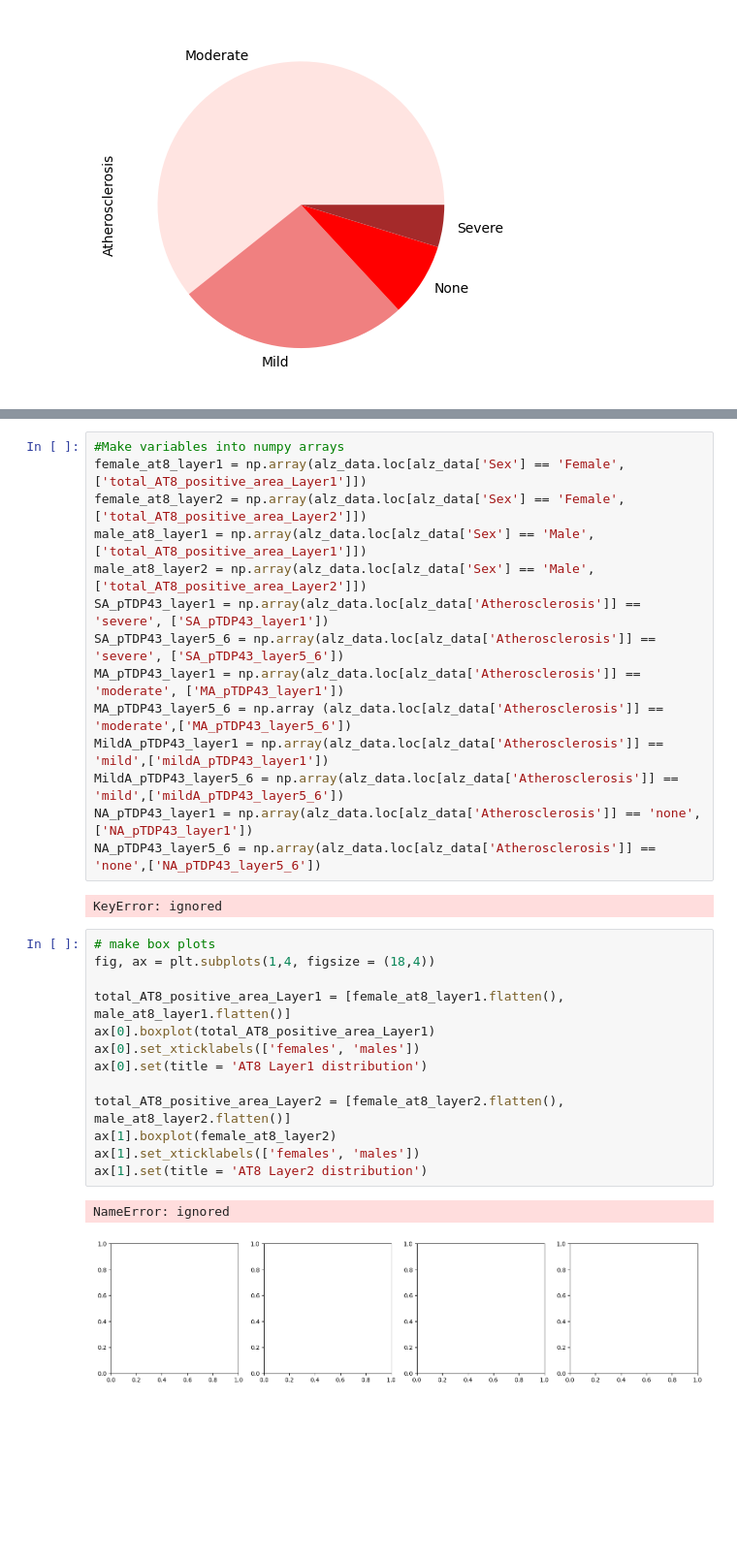
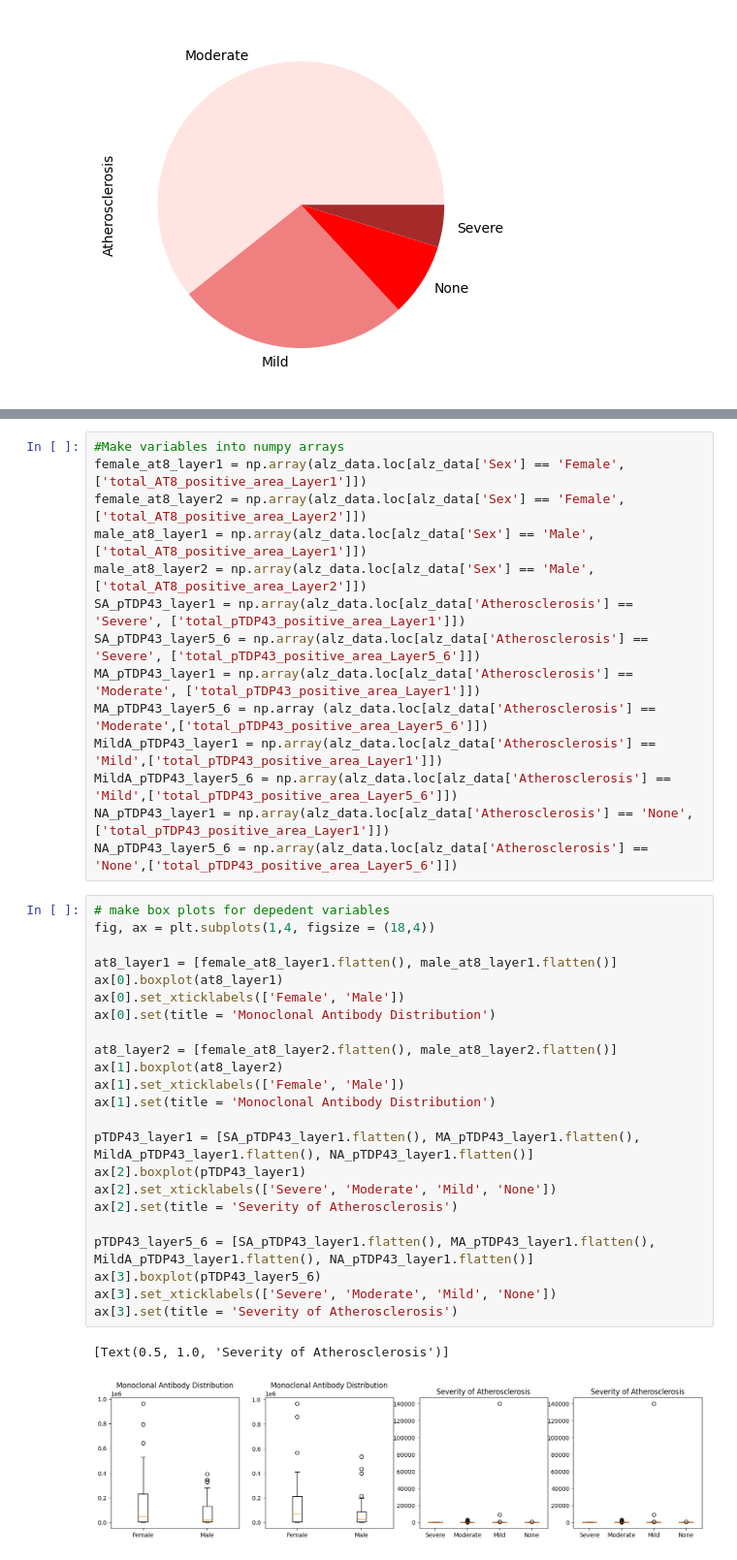
Before and after one commit to nellyfadil/Neuro-265, a Jupyter notebook: FinalPosterPres.ipynb, the cells around one changed output, grey strips where cells are left out. Shown at 97% size. Drawn from its saved outputs; the diff is of its cells as text; blank space fills up the shorter version.

```diff
--- a/FinalPosterPres.ipynb
+++ b/FinalPosterPres.ipynb
@@ -130,29 +131,37 @@ female_at8_layer1 = np.array(alz_data.loc[alz_data['Sex'] == 'Female',['total_AT
 female_at8_layer2 = np.array(alz_data.loc[alz_data['Sex'] == 'Female',['total_AT8_positive_area_Layer2']])
 male_at8_layer1 = np.array(alz_data.loc[alz_data['Sex'] == 'Male',['total_AT8_positive_area_Layer1']])
 male_at8_layer2 = np.array(alz_data.loc[alz_data['Sex'] == 'Male',['total_AT8_positive_area_Layer2']])
-SA_pTDP43_layer1 = np.array(alz_data.loc[alz_data['Atherosclerosis']] == 'severe', ['SA_pTDP43_layer1'])
-SA_pTDP43_layer5_6 = np.array(alz_data.loc[alz_data['Atherosclerosis']] == 'severe', ['SA_pTDP43_layer5_6'])
-MA_pTDP43_layer1 = np.array(alz_data.loc[alz_data['Atherosclerosis']] == 'moderate', ['MA_pTDP43_layer1'])
-MA_pTDP43_layer5_6 = np.array (alz_data.loc[alz_data['Atherosclerosis']] == 'moderate',['MA_pTDP43_layer5_6'])
-MildA_pTDP43_layer1 = np.array(alz_data.loc[alz_data['Atherosclerosis']] == 'mild',['mildA_pTDP43_layer1'])
-MildA_pTDP43_layer5_6 = np.array(alz_data.loc[alz_data['Atherosclerosis']] == 'mild',['mildA_pTDP43_layer5_6'])
-NA_pTDP43_layer1 = np.array(alz_data.loc[alz_data['Atherosclerosis']] == 'none',['NA_pTDP43_layer1'])
-NA_pTDP43_layer5_6 = np.array(alz_data.loc[alz_data['Atherosclerosis']] == 'none',['NA_pTDP43_layer5_6'])
+SA_pTDP43_layer1 = np.array(alz_data.loc[alz_data['Atherosclerosis'] == 'Severe', ['total_pTDP43_positive_area_Layer1']])
+SA_pTDP43_layer5_6 = np.array(alz_data.loc[alz_data['Atherosclerosis'] == 'Severe', ['total_pTDP43_positive_area_Layer5_6']])
+MA_pTDP43_layer1 = np.array(alz_data.loc[alz_data['Atherosclerosis'] == 'Moderate', ['total_pTDP43_positive_area_Layer1']])
+MA_pTDP43_layer5_6 = np.array (alz_data.loc[alz_data['Atherosclerosis'] == 'Moderate',['total_pTDP43_positive_area_Layer5_6']])
+MildA_pTDP43_layer1 = np.array(alz_data.loc[alz_data['Atherosclerosis'] == 'Mild',['total_pTDP43_positive_area_Layer1']])
+MildA_pTDP43_layer5_6 = np.array(alz_data.loc[alz_data['Atherosclerosis'] == 'Mild',['total_pTDP43_positive_area_Layer5_6']])
+NA_pTDP43_layer1 = np.array(alz_data.loc[alz_data['Atherosclerosis'] == 'None',['total_pTDP43_positive_area_Layer1']])
+NA_pTDP43_layer5_6 = np.array(alz_data.loc[alz_data['Atherosclerosis'] == 'None',['total_pTDP43_positive_area_Layer5_6']])
-# %% [output]
-KeyError: ignored
 # %%
-# make box plots
+# make box plots for depedent variables
 fig, ax = plt.subplots(1,4, figsize = (18,4))
 
-total_AT8_positive_area_Layer1 = [female_at8_layer1.flatten(), male_at8_layer1.flatten()]
-ax[0].boxplot(total_AT8_positive_area_Layer1)
-ax[0].set_xticklabels(['females', 'males'])
-ax[0].set(title = 'AT8 Layer1 distribution')
+at8_layer1 = [female_at8_layer1.flatten(), male_at8_layer1.flatten()]
+ax[0].boxplot(at8_layer1)
+ax[0].set_xticklabels(['Female', 'Male'])
+ax[0].set(title = 'Monoclonal Antibody Distribution')
 
-total_AT8_positive_area_Layer2 = [female_at8_layer2.flatten(), male_at8_layer2.flatten()]
-ax[1].boxplot(female_at8_layer2)
-ax[1].set_xticklabels(['females', 'males'])
-ax[1].set(title = 'AT8 Layer2 distribution')
+at8_layer2 = [female_at8_layer2.flatten(), male_at8_layer2.flatten()]
+ax[1].boxplot(at8_layer2)
+ax[1].set_xticklabels(['Female', 'Male'])
+ax[1].set(title = 'Monoclonal Antibody Distribution')
+
+pTDP43_layer1 = [SA_pTDP43_layer1.flatten(), MA_pTDP43_layer1.flatten(), MildA_pTDP43_layer1.flatten(), NA_pTDP43_layer1.flatten()]
+ax[2].boxplot(pTDP43_layer1)
+ax[2].set_xticklabels(['Severe', 'Moderate', 'Mild', 'None'])
+ax[2].set(title = 'Severity of Atherosclerosis')
+
+pTDP43_layer5_6 = [SA_pTDP43_layer1.flatten(), MA_pTDP43_layer1.flatten(), MildA_pTDP43_layer1.flatten(), NA_pTDP43_layer1.flatten()]
+ax[3].boxplot(pTDP43_layer5_6)
+ax[3].set_xticklabels(['Severe', 'Moderate', 'Mild', 'None'])
+ax[3].set(title = 'Severity of Atherosclerosis')
 # %% [output]
-NameError: ignored
+[Text(0.5, 1.0, 'Severity of Atherosclerosis')]
-[figure, old version]
+[figure, new version]
```
Also changed, not shown: parts of 9 cells of this notebook.
